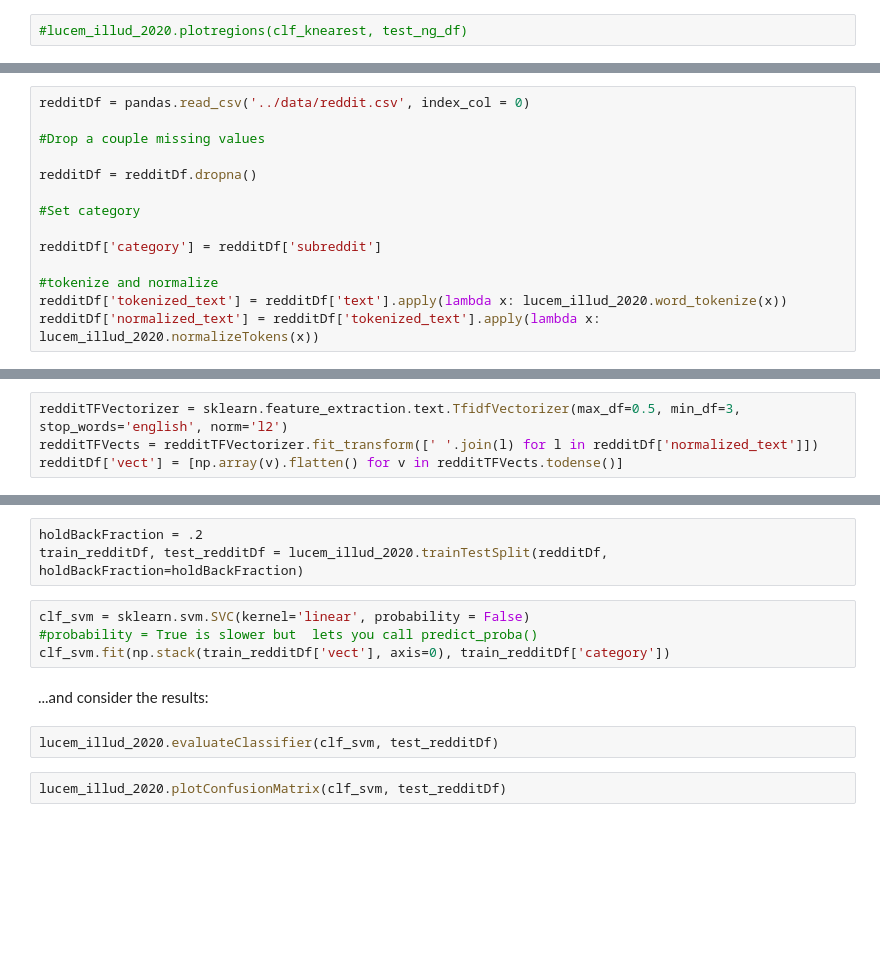
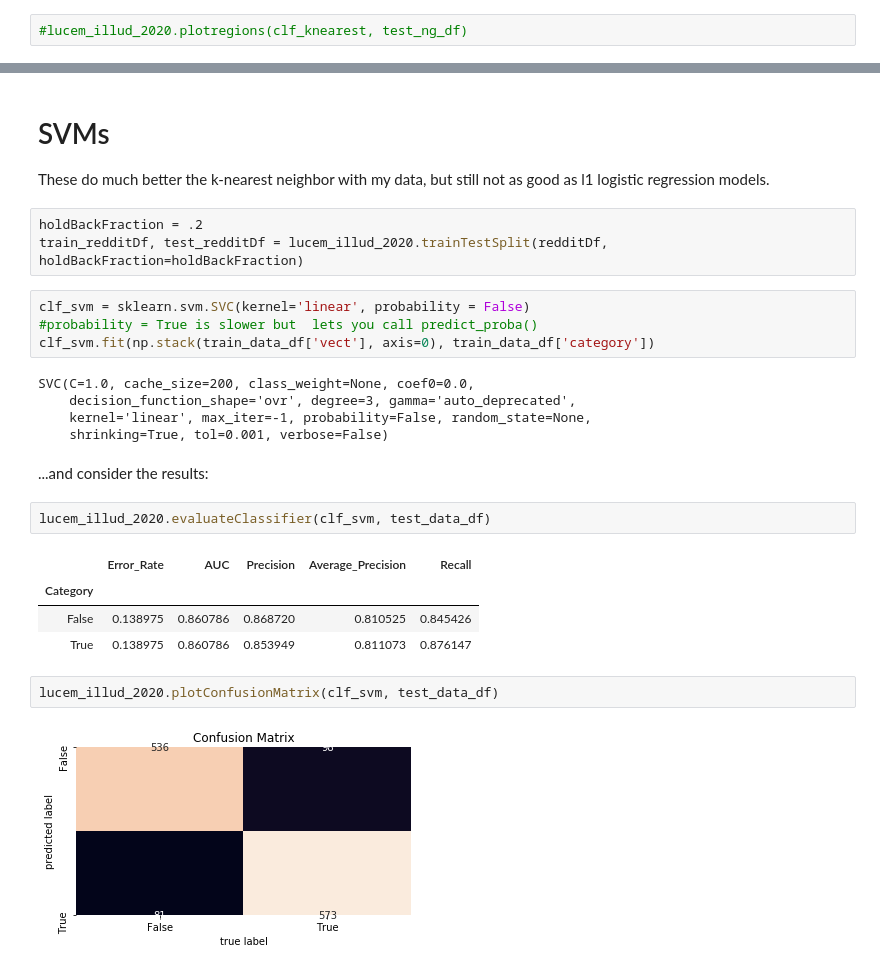
Before and after one commit to vahuja92/content-analysis-20, a Jupyter notebook: week-3/3-Classification.ipynb, the cells around one changed output, grey strips where cells are left out. Drawn from its saved outputs; the diff is of its cells as text; blank space fills up the shorter version.

```diff
--- a/week-3/3-Classification.ipynb
+++ b/week-3/3-Classification.ipynb
@@ -1119,14 +747,0 @@ We will use a few sub forums from reddit--which tend to share text rather than m
-# %%
-redditDf = pandas.read_csv('../data/reddit.csv', index_col = 0)
-
-#Drop a couple missing values
-
-redditDf = redditDf.dropna()
-
-#Set category
-
-redditDf['category'] = redditDf['subreddit']
-
-#tokenize and normalize
-redditDf['tokenized_text'] = redditDf['text'].apply(lambda x: lucem_illud_2020.word_tokenize(x))
-redditDf['normalized_text'] = redditDf['tokenized_text'].apply(lambda x: lucem_illud_2020.normalizeTokens(x))
@@ -1135,4 +747,0 @@ We will tf.idf the data to make our vectors:
-# %%
-redditTFVectorizer = sklearn.feature_extraction.text.TfidfVectorizer(max_df=0.5, min_df=3, stop_words='english', norm='l2')
-redditTFVects = redditTFVectorizer.fit_transform([' '.join(l) for l in redditDf['normalized_text']])
-redditDf['vect'] = [np.array(v).flatten() for v in redditTFVects.todense()]
@@ -1141,14 +748,30 @@ Initilize the model and make a train test split:
+# %% [markdown]
+# SVMs
+
+These do much better the k-nearest neighbor with my data, but still not as good as l1 logistic regression models.
 # %%
 holdBackFraction = .2
 train_redditDf, test_redditDf = lucem_illud_2020.trainTestSplit(redditDf, holdBackFraction=holdBackFraction)
 # %%
 clf_svm = sklearn.svm.SVC(kernel='linear', probability = False)
 #probability = True is slower but  lets you call predict_proba()
-clf_svm.fit(np.stack(train_redditDf['vect'], axis=0), train_redditDf['category'])
+clf_svm.fit(np.stack(train_data_df['vect'], axis=0), train_data_df['category'])
+# %% [output]
+SVC(C=1.0, cache_size=200, class_weight=None, coef0=0.0,
+    decision_function_shape='ovr', degree=3, gamma='auto_deprecated',
+    kernel='linear', max_iter=-1, probability=False, random_state=None,
+    shrinking=True, tol=0.001, verbose=False)
 # %% [markdown]
 ...and consider the results:
 # %%
-lucem_illud_2020.evaluateClassifier(clf_svm, test_redditDf)
+lucem_illud_2020.evaluateClassifier(clf_svm, test_data_df)
+# %% [output]
+|  | Error_Rate | AUC | Precision | Average_Precision | Recall |
+| Category |  |  |  |  |  |
+| False | 0.138975 | 0.860786 | 0.868720 | 0.810525 | 0.845426 |
+| True | 0.138975 | 0.860786 | 0.853949 | 0.811073 | 0.876147 |
 # %%
-lucem_illud_2020.plotConfusionMatrix(clf_svm, test_redditDf)
+lucem_illud_2020.plotConfusionMatrix(clf_svm, test_data_df)
+# %% [output]
+[figure, added]
 # %%
```
Also changed, not shown: parts of 53 cells of this notebook.
